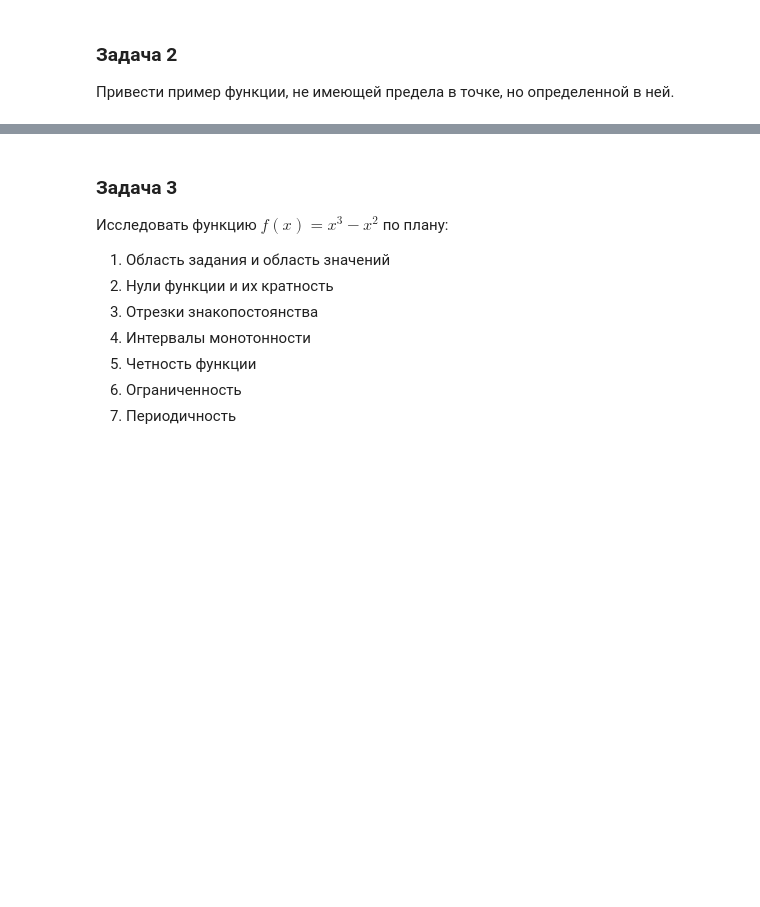
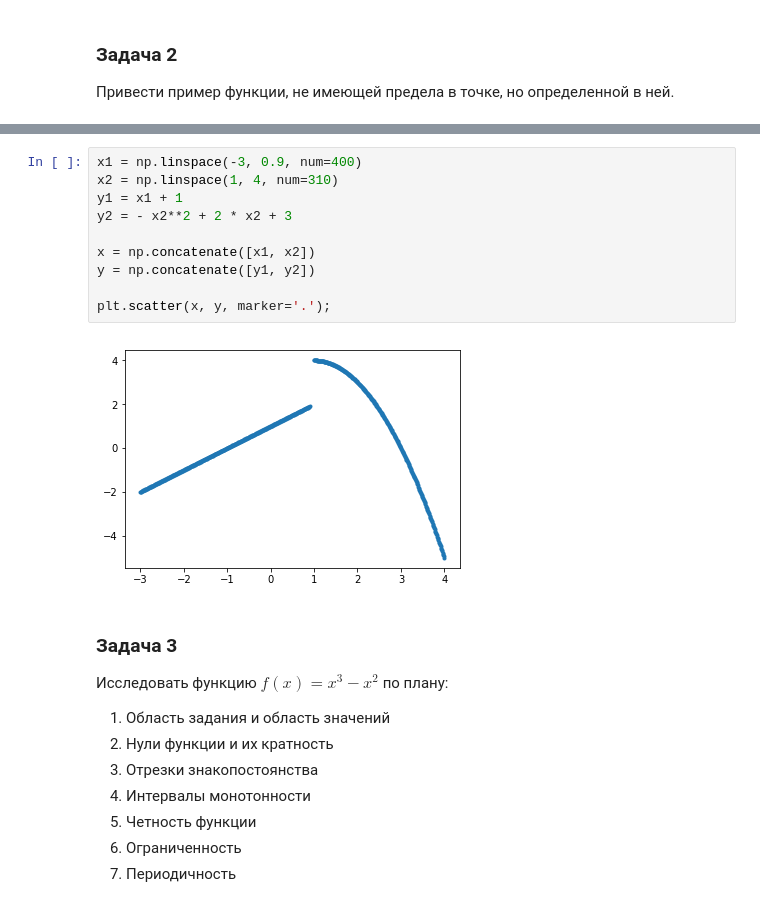
Before and after one commit to hildar/Math-analysis, a Jupyter notebook: Lesson_3_Func_Limits_Theory_of_limits.ipynb, the cells around one changed output, grey strips where cells are left out. Drawn from its saved outputs; the diff is of its cells as text; blank space fills up the shorter version.

```diff
--- a/Lesson_3_Func_Limits_Theory_of_limits.ipynb
+++ b/Lesson_3_Func_Limits_Theory_of_limits.ipynb
@@ -50,3 +49,15 @@ plt.plot(x, y);
+# %%
+x1 = np.linspace(-3, 0.9, num=400)
+x2 = np.linspace(1, 4, num=310)
+y1 = x1 + 1
+y2 = - x2**2 + 2 * x2 + 3
+
+x = np.concatenate([x1, x2])
+y = np.concatenate([y1, y2])
+
+plt.scatter(x, y, marker='.');
+# %% [output]
+[figure, added]
 # %% [markdown]
 ### Задача 3
 
```
Also changed, not shown: parts of 10 cells of this notebook.
